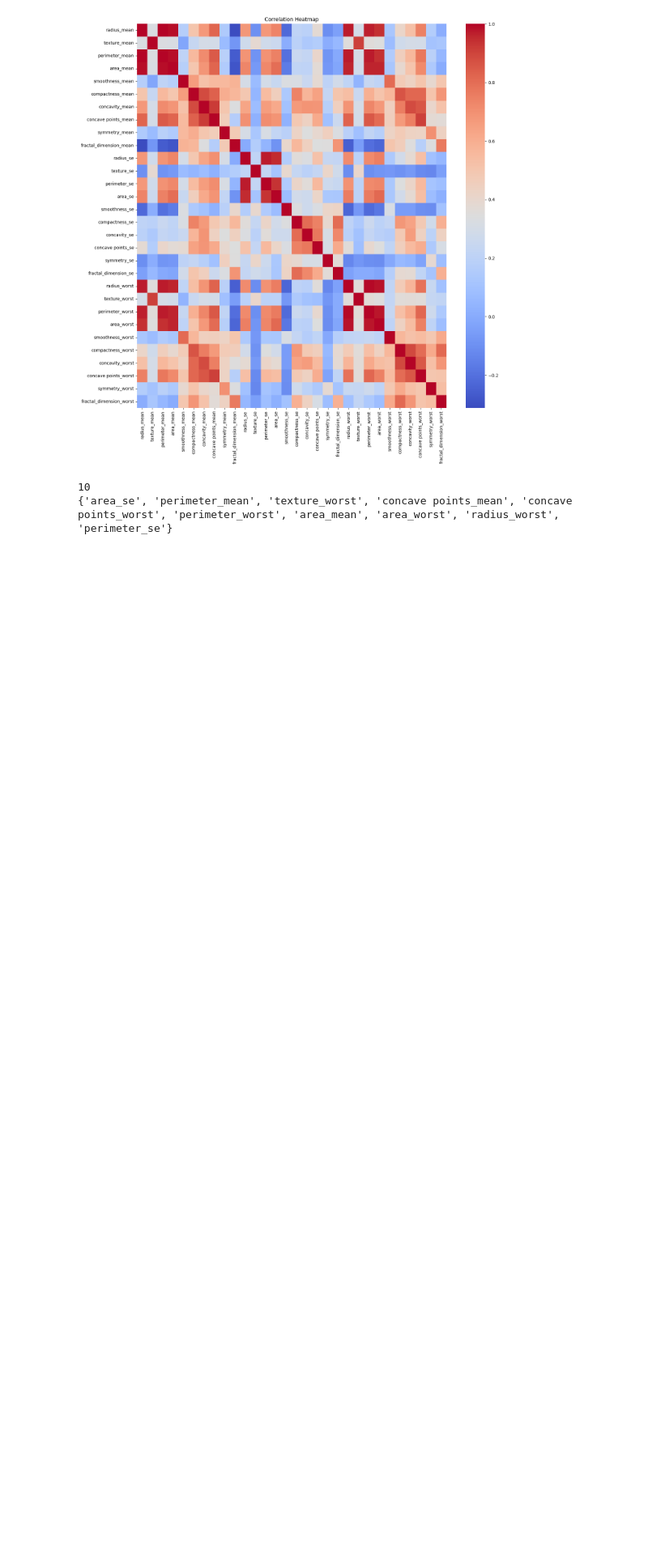
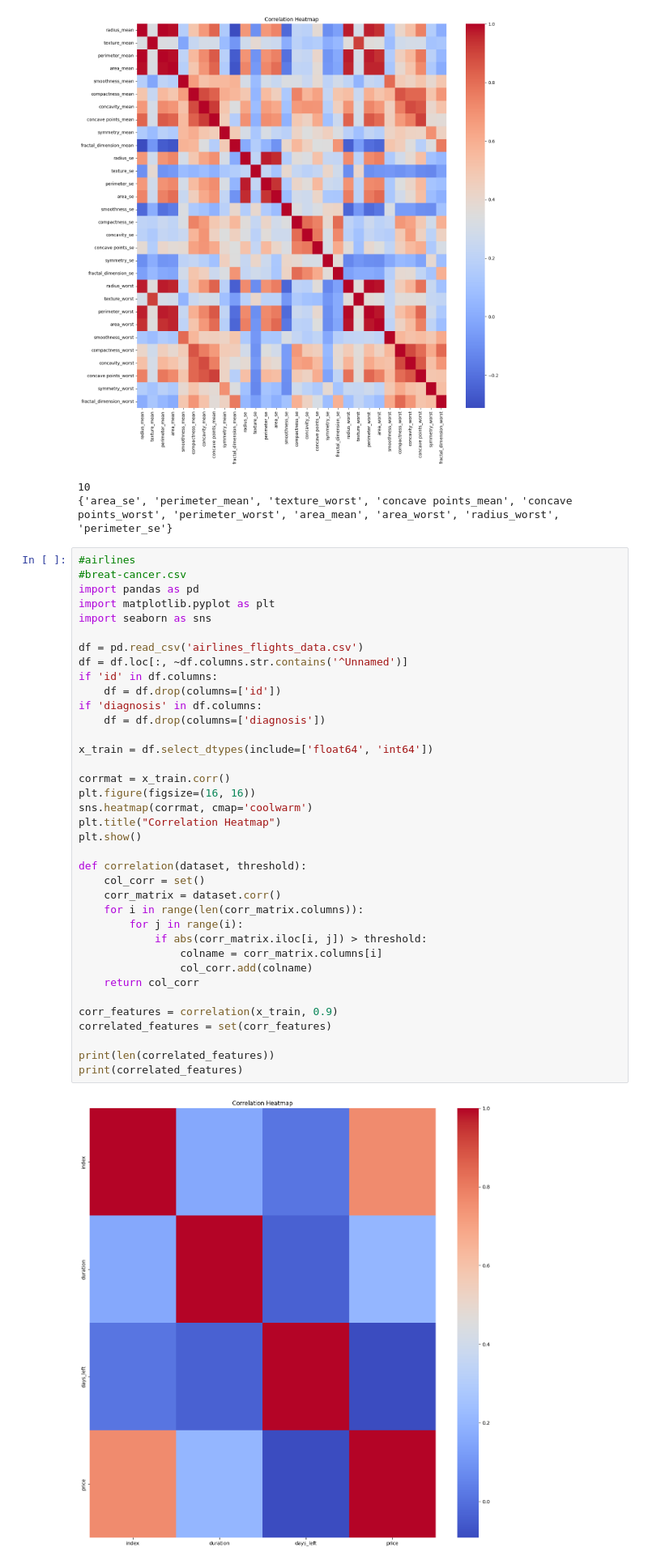
Before and after one commit to ramakrishnabhavana/Bhavana-sML, a Jupyter notebook: ML_Lab.ipynb, the cells around one changed output. Shown at 81% size. Saved outputs shown, nothing was run; the diff lists cells and outputs as text; blank space fills up the shorter version.

```diff
--- a/ML_Lab.ipynb
+++ b/ML_Lab.ipynb
@@ -426,3 +426,42 @@ print(correlated_features)
 [figure]
 10
 {'area_se', 'perimeter_mean', 'texture_worst', 'concave points_mean', 'concave points_worst', 'perimeter_worst', 'area_mean', 'area_worst', 'radius_worst', 'perimeter_se'}
+# %%
+#airlines
+#breat-cancer.csv
+import pandas as pd
+import matplotlib.pyplot as plt
+import seaborn as sns
+
+df = pd.read_csv('airlines_flights_data.csv')
+df = df.loc[:, ~df.columns.str.contains('^Unnamed')]
+if 'id' in df.columns:
+    df = df.drop(columns=['id'])
+if 'diagnosis' in df.columns:
+    df = df.drop(columns=['diagnosis'])
+
+x_train = df.select_dtypes(include=['float64', 'int64'])
+
+corrmat = x_train.corr()
+plt.figure(figsize=(16, 16))
+sns.heatmap(corrmat, cmap='coolwarm')
+plt.title("Correlation Heatmap")
+plt.show()
+
+def correlation(dataset, threshold):
+    col_corr = set()
+    corr_matrix = dataset.corr()
+    for i in range(len(corr_matrix.columns)):
+        for j in range(i):
+            if abs(corr_matrix.iloc[i, j]) > threshold:
+                colname = corr_matrix.columns[i]
+                col_corr.add(colname)
+    return col_corr
+
+corr_features = correlation(x_train, 0.9)
+correlated_features = set(corr_features)
+
+print(len(correlated_features))
+print(correlated_features)
+# %% [output]
+[figure, added]
```
Also changed, not shown: parts of 2 cells of this notebook.
